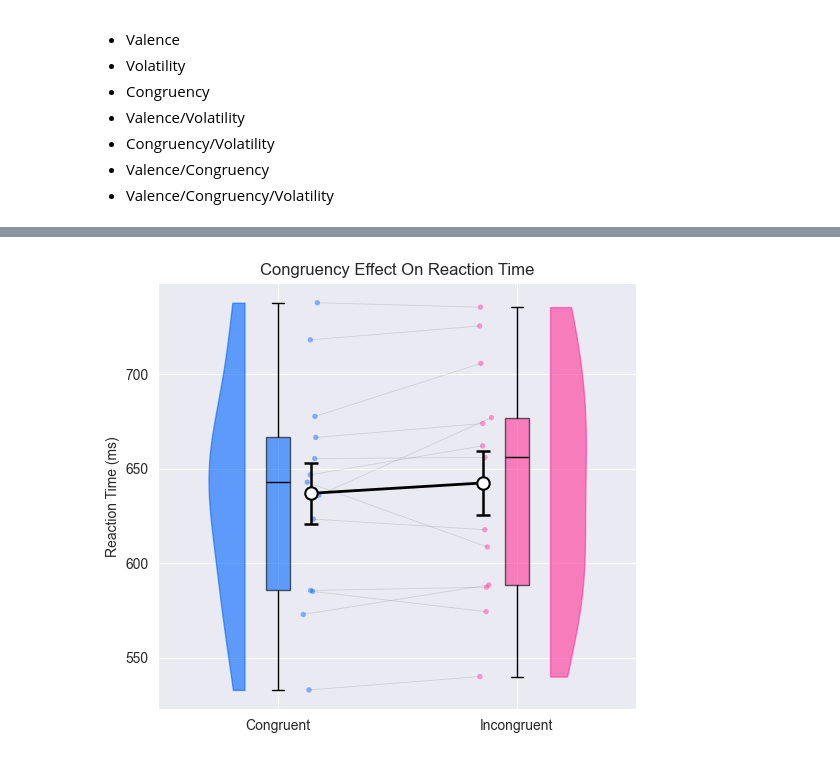
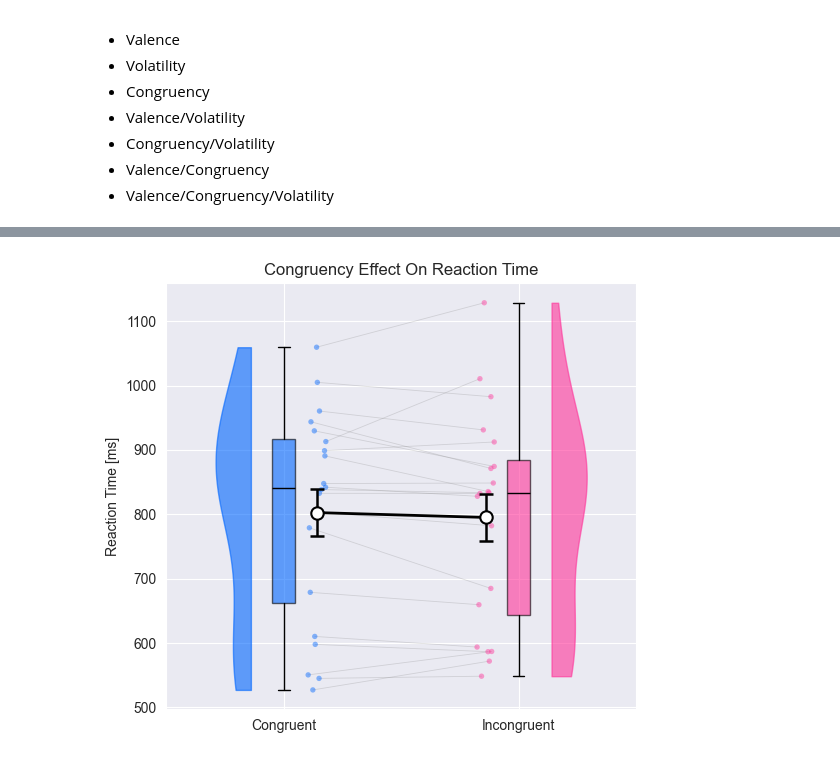
Before and after one commit to KTZ228/phd_1_analysis, a Jupyter notebook: analyses_behavioural/standard parameters/reaction-time_analysis.ipynb, the cells around one changed output, grey strips where cells are left out. Cells and saved outputs as stored; diff of their text form; code cells hidden in the pictures.

```diff
--- a/analyses_behavioural/standard parameters/reaction-time_analysis.ipynb
+++ b/analyses_behavioural/standard parameters/reaction-time_analysis.ipynb
@@ -17,7 +15,7 @@ import seaborn as sns # Loads in the theme
 #pd.set_option('display.width', 150)
 # %%
 # Preparation
-dataset = 'pilot' # TUS, joystick, speakup, africa
+dataset = 'africa' # TUS, joystick, speakup, africa
 
 # Loads the datapath, subject_id's and session numbers based on whether we're analysing the study or pilot data
 if dataset == 'TUS' or dataset == 'joystick':
@@ -161,26 +159,26 @@ utils.plotting_functions.paired_raincloud(
 # %%
 # Single-pass aggregation & reshape
 combined_results_pivoted = (
     combined_results_dataframe
     .pivot_table(
         index=['subject_id'],
         columns='congruency',
         values='RT_ms',
         aggfunc='mean'
     )
     .reset_index()
 )
 combined_results_pivoted = combined_results_pivoted.rename_axis(None, axis=1)
 
 # Plot the two groups using a raincloud plot
 utils.plotting_functions.paired_raincloud(
     combined_results_pivoted,
     columns=['congruent', 'incongruent'],
     labels=['Congruent', 'Incongruent'],
     flip=['left','right'],
     output_dir=output_dir,
-    ylabel_name='reaction time (ms)',
+    ylabel_name='reaction time [ms]',
     plot_name='congruency effect on reaction time'
 );
 # %% [output]
-[figure, old version]
+[figure, new version]
```
Also changed, not shown: parts of 10 cells of this notebook, 6 other files.
